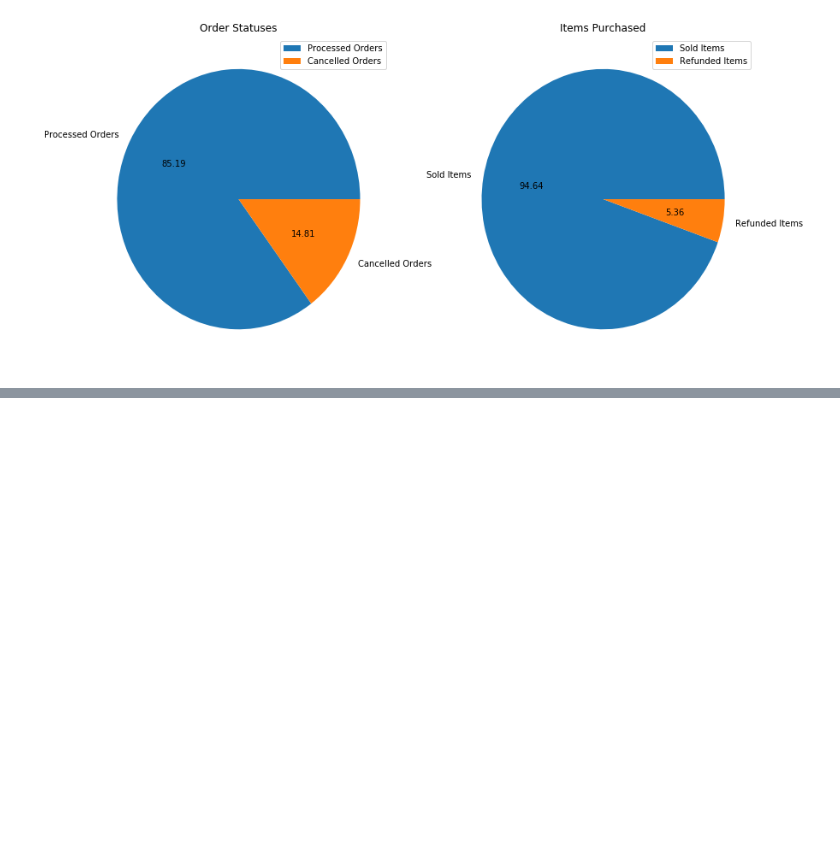
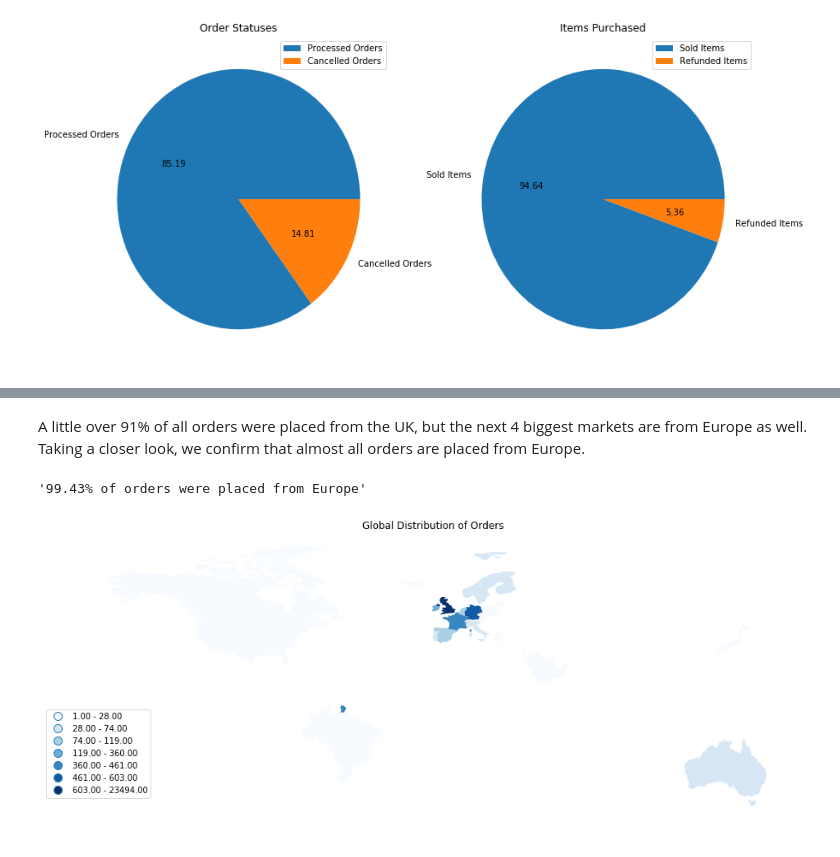
Before and after one commit to romeoc/tales, a Jupyter notebook: ecommerce/Online Retail – Customer Segmentation & Recommender System.ipynb, the cells around one changed output, grey strips where cells are left out. Saved outputs shown, nothing was run; the diff lists cells and outputs as text; code cells hidden in the pictures; blank space fills up the shorter version.

```diff
--- a/ecommerce/Online Retail – Customer Segmentation & Recommender System.ipynb
+++ b/ecommerce/Online Retail – Customer Segmentation & Recommender System.ipynb
@@ -237,0 +238,18 @@ orders.plot(column='Country', cmap='Blues', figsize=(7,14), scheme='equal_interv
+# %%
+orders_per_country = orders.groupby("Country").agg({
+    'Country':'first',
+    'InvoiceNo':'count'
+}).rename(columns={'InvoiceNo':'Orders'})
+
+orders_per_country.loc['EIRE', 'Country'] = 'Ireland'
+orders_per_country.loc['Czech Republic', 'Country'] = 'Czech Rep.'
+orders_per_country.loc['USA', 'Country'] = 'United States'
+
+world = gpd.read_file(gpd.datasets.get_path('naturalearth_lowres'))
+world = world.merge(orders_per_country, left_on="name", right_on="Country")
+
+orders_count = sum(world["Orders"])
+world['Percentage'] = world['Orders'] / orders_count * 100
+
+print('Orders Distribution around the World')
+world.sort_values('Orders', ascending=False)[['Country', 'Orders', 'Percentage']].head()
@@ -237,0 +264,14 @@ orders.plot(column='Country', cmap='Blues', figsize=(7,14), scheme='equal_interv
+# %% [markdown]
+A little over 91% of all orders were placed from the UK, but the next 4 biggest markets are from Europe as well. Taking a closer look, we confirm that almost all orders are placed from Europe.
+# %%
+"%.2f%% of orders were placed from Europe" % sum(world[world['continent'] == 'Europe']['Percentage'])
+# %% [output]
+'99.43% of orders were placed from Europe'
+# %%
+ax = world.plot(column='Orders', cmap='Blues', figsize=(16, 7), scheme='fisher_jenks', k=7, legend=True)
+
+ax.set_axis_off()
+ax.set_title('Global Distribution of Orders')
+ax.get_legend().set_bbox_to_anchor((.12, .4))
+# %% [output]
+[figure, added]
```
Also changed, not shown: parts of 7 cells of this notebook, 1 other file.
